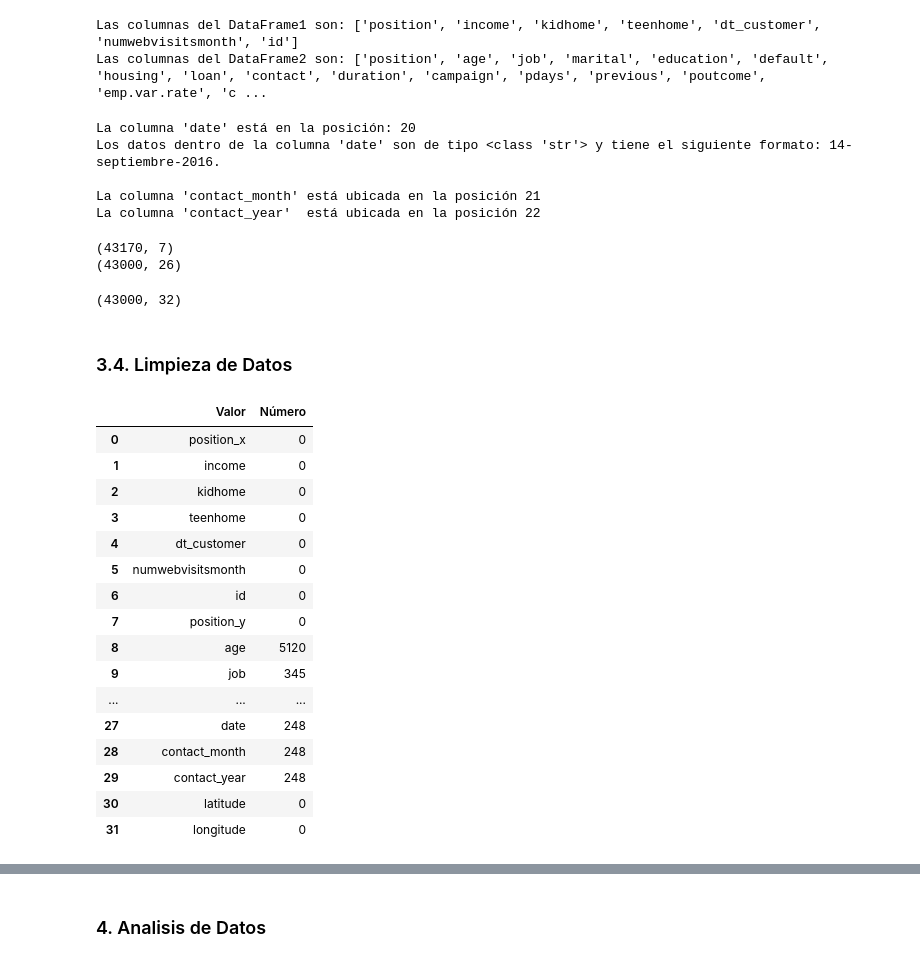
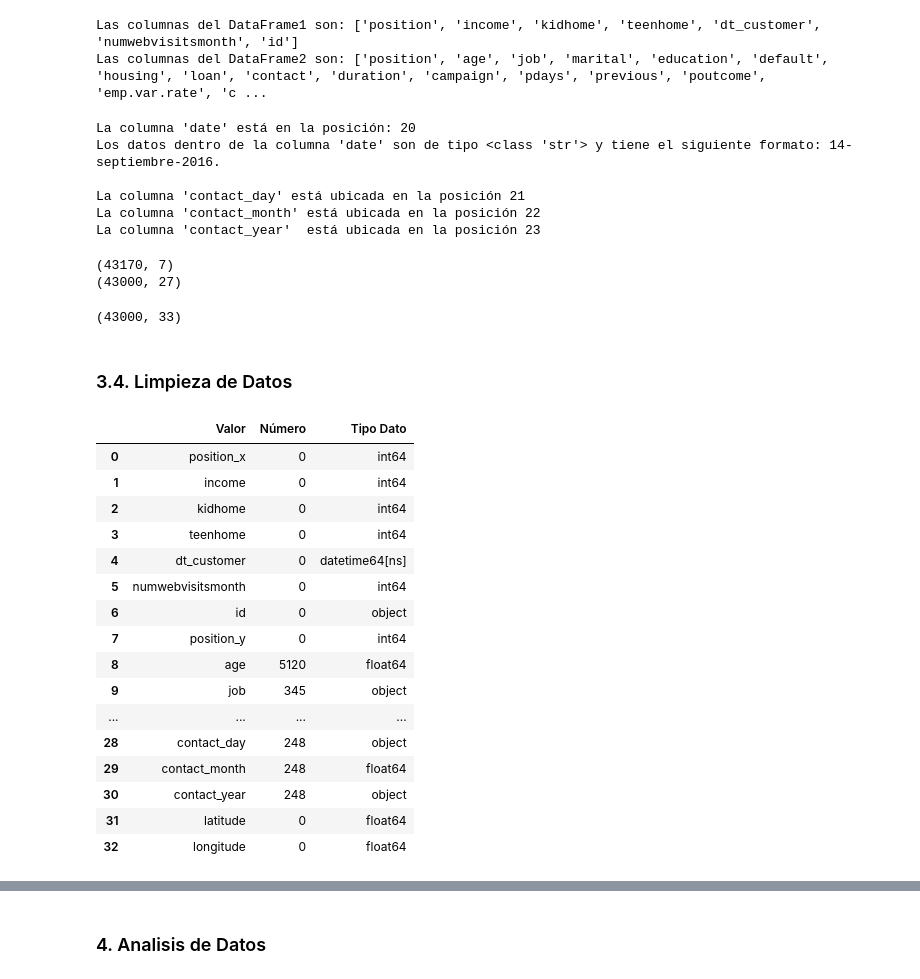
Before and after one commit to DanielEndreos/Master-2-Proyecto-3-EDA, a Jupyter notebook: Analisis.ipynb, the cells around one changed output, grey strips where cells are left out. Saved outputs shown, nothing was run; the diff lists cells and outputs as text; code cells hidden in the pictures.

```diff
--- a/Analisis.ipynb
+++ b/Analisis.ipynb
@@ -137,7 +137,7 @@ print(f"Las columnas del DataFrame2 son: {list(df2.columns)}")
 Las columnas del DataFrame1 son: ['position', 'income', 'kidhome', 'teenhome', 'dt_customer', 'numwebvisitsmonth', 'id']
 Las columnas del DataFrame2 son: ['position', 'age', 'job', 'marital', 'education', 'default', 'housing', 'loan', 'contact', 'duration', 'campaign', 'pdays', 'previous', 'poutcome', 'emp.var.rate', 'c ...
 # %%
-# 3.3.4. Creación Columnas `contact_month` y `contact_year`
+# 3.3.4 Creación Columnas `contact_month` y `contact_year`
 
 # Busco posición columna "date" e información sobre ella
 print(f"""La columna 'date' está en la posición: {df2.columns.get_loc("date")}
@@ -145,29 +145,32 @@ Los datos dentro de la columna 'date' son de tipo {type(df2["date"][1])} y tiene
 """)
 
 # Añado las nuevas columnas, utilizo función lambda para aplicar a cada línea de la DataFrame la función `extraerElementosFecha(fecha, elemento)`
-df2.insert(21, "contact_month", df2["date"].apply(lambda x: extraerElementoFecha(x, 'm')))
-df2.insert(22, "contact_year",  df2["date"].apply(lambda x: extraerElementoFecha(x, 'y')))
+df2.insert(21, "contact_day", df2["date"].apply(lambda x: extraerElementoFecha(x, 'd')))
+df2.insert(22, "contact_month", df2["date"].apply(lambda x: extraerElementoFecha(x, 'm')))
+df2.insert(23, "contact_year",  df2["date"].apply(lambda x: extraerElementoFecha(x, 'y')))
 
 # Reviso que las columnas estén correctamente creadas
-print(f"""La columna 'contact_month' está ubicada en la posición {df2.columns.get_loc("contact_month")}
+print(f"""La columna 'contact_day' está ubicada en la posición {df2.columns.get_loc("contact_day")}
+La columna 'contact_month' está ubicada en la posición {df2.columns.get_loc("contact_month")}
 La columna 'contact_year'  está ubicada en la posición {df2.columns.get_loc("contact_year")}""")
 # %% [output]
 La columna 'date' está en la posición: 20
 Los datos dentro de la columna 'date' son de tipo <class 'str'> y tiene el siguiente formato: 14-septiembre-2016.
 
-La columna 'contact_month' está ubicada en la posición 21
-La columna 'contact_year'  está ubicada en la posición 22
+La columna 'contact_day' está ubicada en la posición 21
+La columna 'contact_month' está ubicada en la posición 22
+La columna 'contact_year'  está ubicada en la posición 23
 # %%
-# 3.3.5. Comprobación Dimensiones Tablas
+# 3.3.5 Comprobación Dimensiones Tablas
 
 # Antes de hacer el merge, compruebo la longitud de ambas tablas
 print(df1.shape)
 print(df2.shape)
 # %% [output]
 (43170, 7)
-(43000, 26)
+(43000, 27)
 # %%
-# 3.3.6. Unión de DataFrames
+# 3.3.6 Unión de DataFrames
 
 # He observado que las dimensiones de los dos archivos difieren, los datos
 # más importantes están en el df2. Por lo que vamos a realizar un conexionado "inner"
@@ -175,37 +178,39 @@ print(df2.shape)
 df = pd.merge(df1, df2, on="id", how="inner")
 print(df.shape)
 # %% [output]
-(43000, 32)
+(43000, 33)
 # %% [markdown]
 ### 3.4. Limpieza de Datos
 # %%
-# 3.4.1. Comprobación Cantidad NaN por Columna
+# 3.4.1 Comprobación Columnas (NaN, Tipo Dato)
 
-dfHeaders = list(df.columns)
 dfNanValues = []
-for i in dfHeaders:
+dfTypes = []
+for i in list(df.columns):
     dfNanValues.append((int)(df[i].isna().sum()))
+    dfTypes.append(df[i].dtypes)
 
 tablaNaN = pd.DataFrame({
-    "Valor": dfHeaders,
-    "Número": dfNanValues
+    "Valor": list(df.columns),
+    "Número": dfNanValues,
+    "Tipo Dato": dfTypes
 })
 tablaNaN
 # %% [output]
-|  | Valor | Número |
-| 0 | position_x | 0 |
-| 1 | income | 0 |
-| 2 | kidhome | 0 |
-| 3 | teenhome | 0 |
-| 4 | dt_customer | 0 |
-| 5 | numwebvisitsmonth | 0 |
-| 6 | id | 0 |
-| 7 | position_y | 0 |
-| 8 | age | 5120 |
-| 9 | job | 345 |
-| ... | ... | ... |
-| 27 | date | 248 |
-| 28 | contact_month | 248 |
-| 29 | contact_year | 248 |
-| 30 | latitude | 0 |
-| 31 | longitude | 0 |
+|  | Valor | Número | Tipo Dato |
+| 0 | position_x | 0 | int64 |
+| 1 | income | 0 | int64 |
+| 2 | kidhome | 0 | int64 |
+| 3 | teenhome | 0 | int64 |
+| 4 | dt_customer | 0 | datetime64[ns] |
+| 5 | numwebvisitsmonth | 0 | int64 |
+| 6 | id | 0 | object |
+| 7 | position_y | 0 | int64 |
+| 8 | age | 5120 | float64 |
+| 9 | job | 345 | object |
+| ... | ... | ... | ... |
+| 28 | contact_day | 248 | object |
+| 29 | contact_month | 248 | float64 |
+| 30 | contact_year | 248 | object |
+| 31 | latitude | 0 | float64 |
+| 32 | longitude | 0 | float64 |
```
Also changed, not shown: parts of 12 cells of this notebook, 1 other file.
